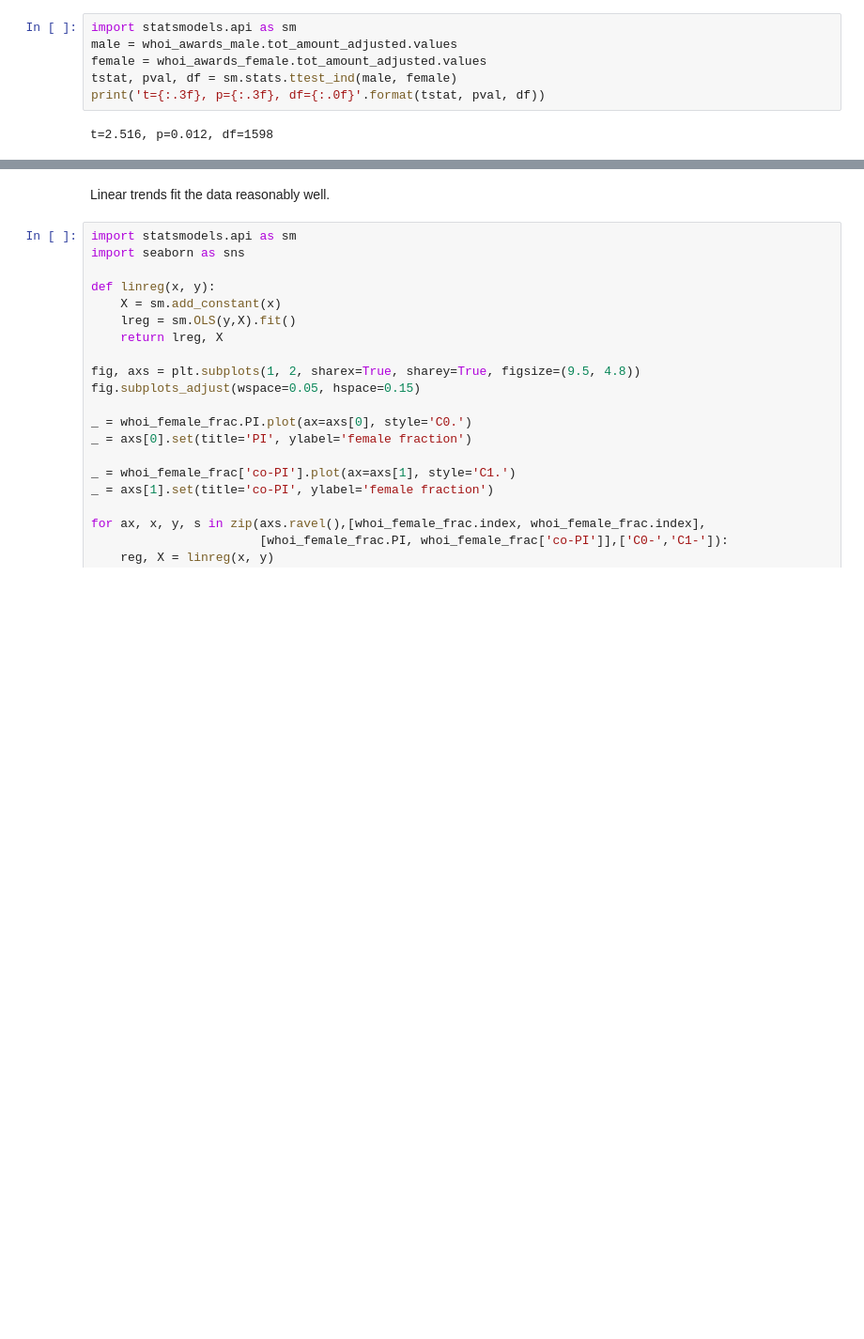
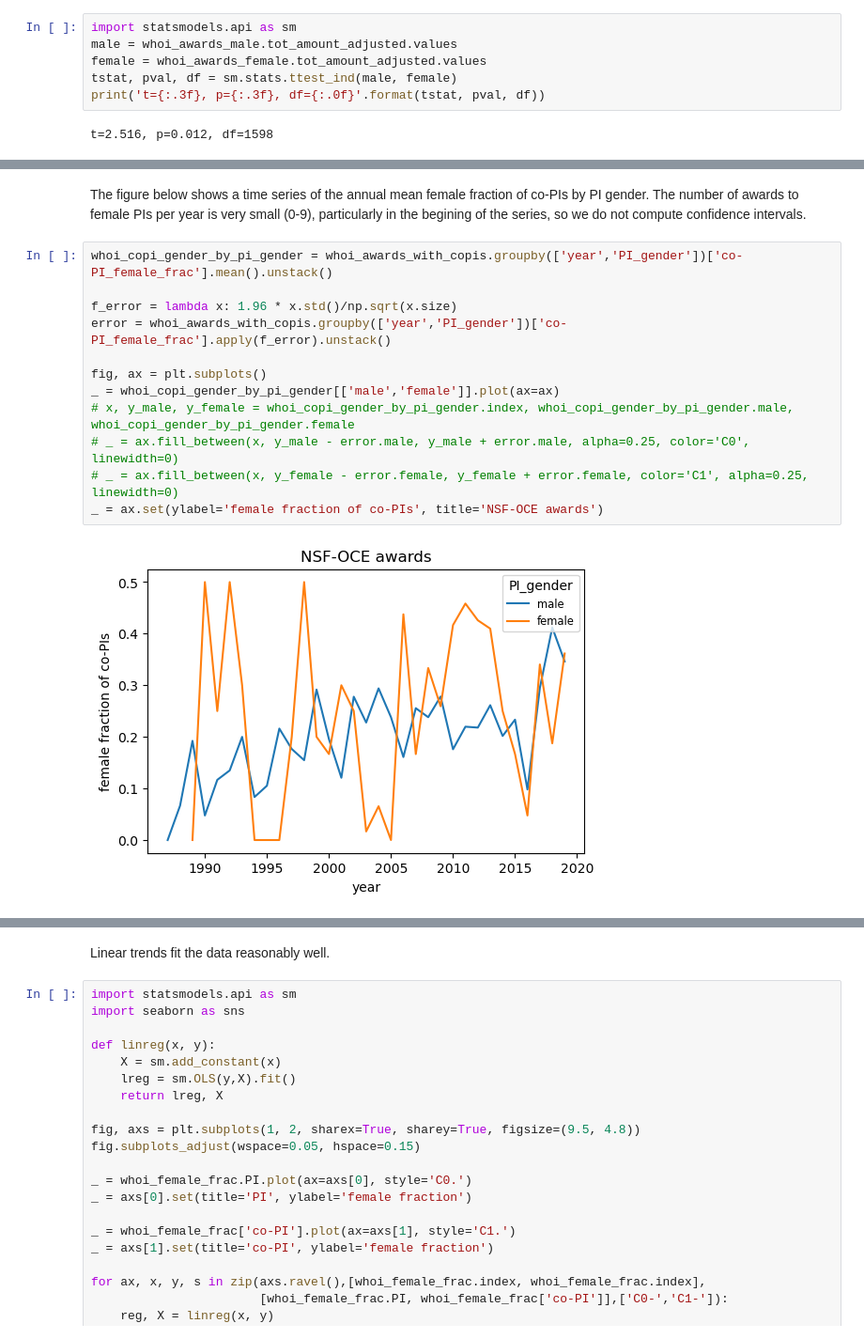
Before and after one commit to idlima/nsf-oce-gender, a Jupyter notebook: 06_analysis_whoi.ipynb, the cells around one changed output, grey strips where cells are left out. Shown at 94% size. Saved outputs shown, nothing was run; the diff lists cells and outputs as text; blank space fills up the shorter version.

```diff
--- a/06_analysis_whoi.ipynb
+++ b/06_analysis_whoi.ipynb
@@ -156,0 +207,16 @@ t=2.516, p=0.012, df=1598
+# %% [markdown]
+The figure below shows a time series of the annual mean female fraction of co-PIs by PI gender. The number of awards to female PIs per year is very small (0-9), particularly in the begining of the series, so we do not compute confidence intervals.
+# %%
+whoi_copi_gender_by_pi_gender = whoi_awards_with_copis.groupby(['year','PI_gender'])['co-PI_female_frac'].mean().unstack()
+
+f_error = lambda x: 1.96 * x.std()/np.sqrt(x.size)
+error = whoi_awards_with_copis.groupby(['year','PI_gender'])['co-PI_female_frac'].apply(f_error).unstack()
+
+fig, ax = plt.subplots()
+_ = whoi_copi_gender_by_pi_gender[['male','female']].plot(ax=ax)
+# x, y_male, y_female = whoi_copi_gender_by_pi_gender.index, whoi_copi_gender_by_pi_gender.male, whoi_copi_gender_by_pi_gender.female
+# _ = ax.fill_between(x, y_male - error.male, y_male + error.male, alpha=0.25, color='C0', linewidth=0)
+# _ = ax.fill_between(x, y_female - error.female, y_female + error.female, color='C1', alpha=0.25, linewidth=0)
+_ = ax.set(ylabel='female fraction of co-PIs', title='NSF-OCE awards')
+# %% [output]
+[figure, added]
```
Also changed, not shown: parts of 30 cells of this notebook.
